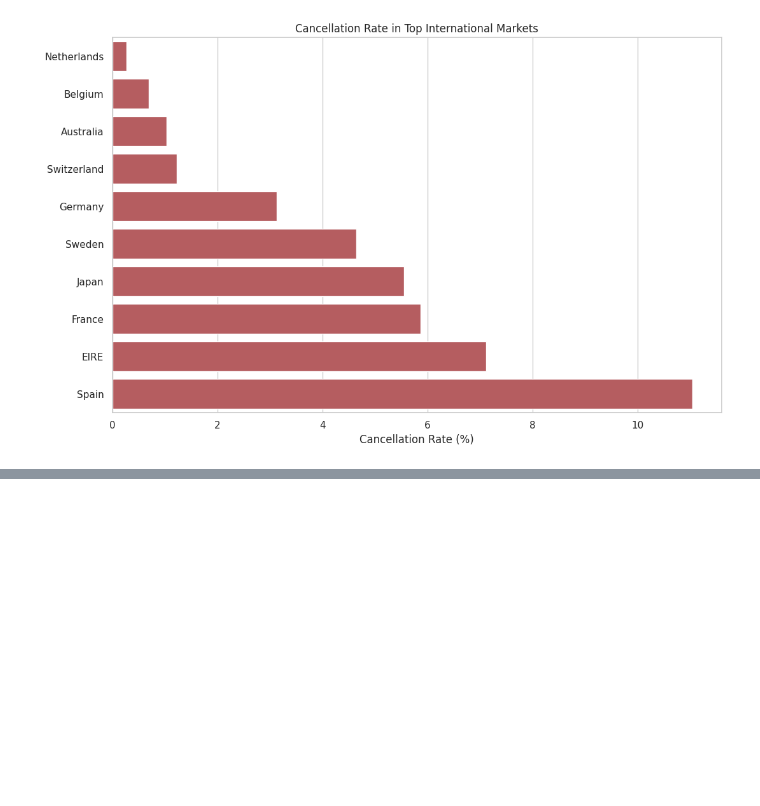
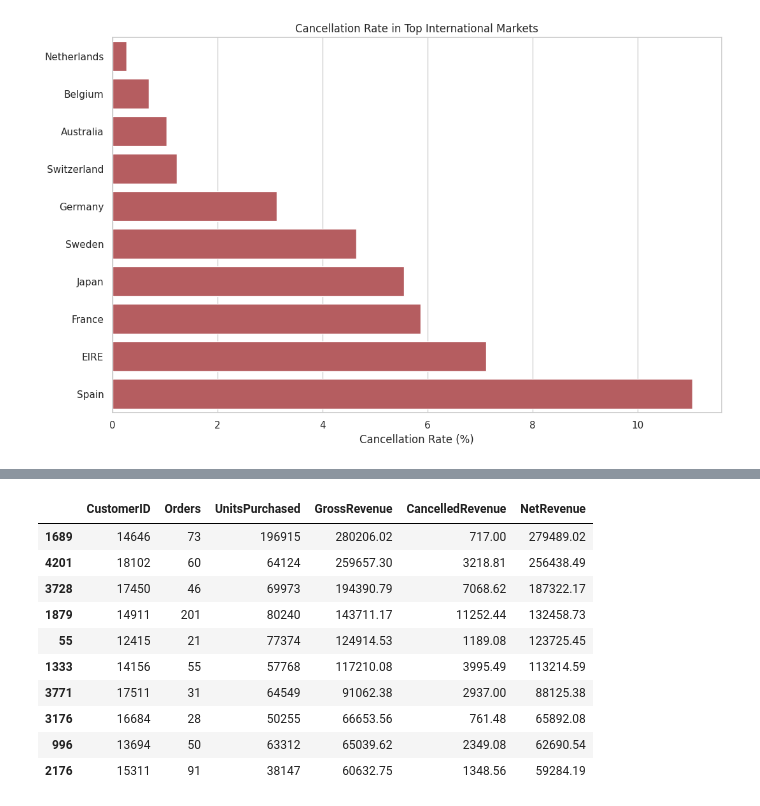
Before and after one commit to Brutva/online-retail-analysis, a Jupyter notebook: notebooks/online_retail_analysis.ipynb, the cells around one changed output, grey strips where cells are left out. Cells and saved outputs as stored; diff of their text form; code cells hidden in the pictures; blank space fills up the shorter version.

```diff
--- a/notebooks/online_retail_analysis.ipynb
+++ b/notebooks/online_retail_analysis.ipynb
@@ -1034,0 +1127,15 @@ plt.show()
+# %%
+# Repeat customers completed more than one sales order
+customer_summary["CustomerType"] = "One-time"
+
+customer_summary.loc[
+    customer_summary["Orders"] > 1,
+    "CustomerType"
+] = "Repeat"
+
+customer_summary[[
+    "CustomerID",
+    "Orders",
+    "NetRevenue",
+    "CustomerType"
+]].head()
@@ -1034,0 +1246,26 @@ plt.show()
+# %%
+top_customers = (
+    customer_summary
+    .nlargest(10, "NetRevenue")
+)
+
+display(top_customers[[
+    "CustomerID",
+    "Orders",
+    "UnitsPurchased",
+    "GrossRevenue",
+    "CancelledRevenue",
+    "NetRevenue"
+]])
+# %% [output]
+|  | CustomerID | Orders | UnitsPurchased | GrossRevenue | CancelledRevenue | NetRevenue |
+| 1689 | 14646 | 73 | 196915 | 280206.02 | 717.00 | 279489.02 |
+| 4201 | 18102 | 60 | 64124 | 259657.30 | 3218.81 | 256438.49 |
+| 3728 | 17450 | 46 | 69973 | 194390.79 | 7068.62 | 187322.17 |
+| 1879 | 14911 | 201 | 80240 | 143711.17 | 11252.44 | 132458.73 |
+| 55 | 12415 | 21 | 77374 | 124914.53 | 1189.08 | 123725.45 |
+| 1333 | 14156 | 55 | 57768 | 117210.08 | 3995.49 | 113214.59 |
+| 3771 | 17511 | 31 | 64549 | 91062.38 | 2937.00 | 88125.38 |
+| 3176 | 16684 | 28 | 50255 | 66653.56 | 761.48 | 65892.08 |
+| 996 | 13694 | 50 | 63312 | 65039.62 | 2349.08 | 62690.54 |
+| 2176 | 15311 | 91 | 38147 | 60632.75 | 1348.56 | 59284.19 |
```
Also changed, not shown: parts of 15 cells of this notebook.
